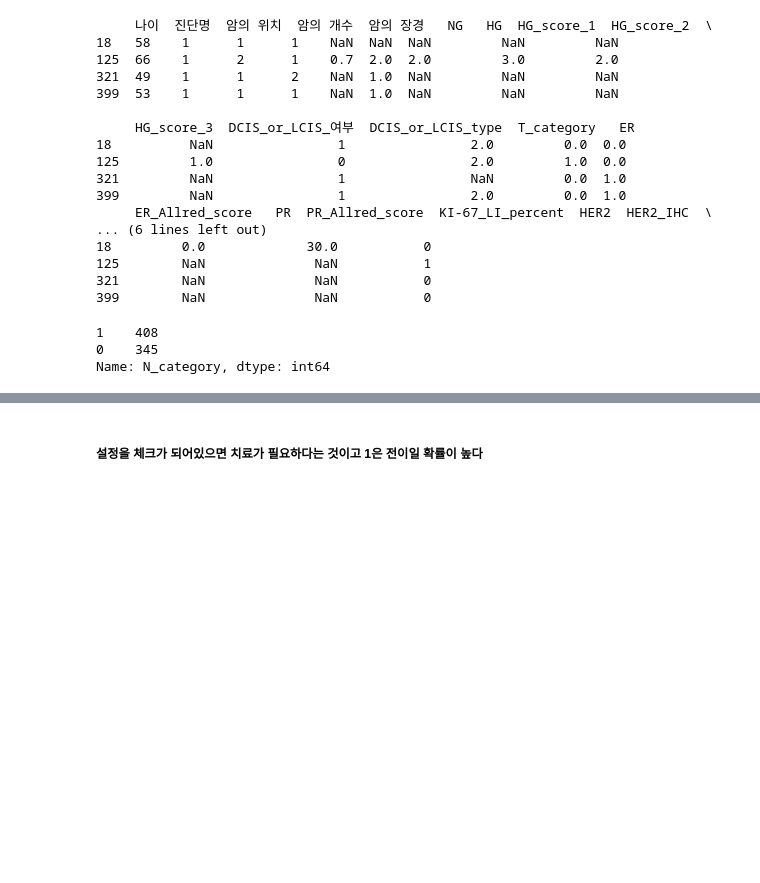
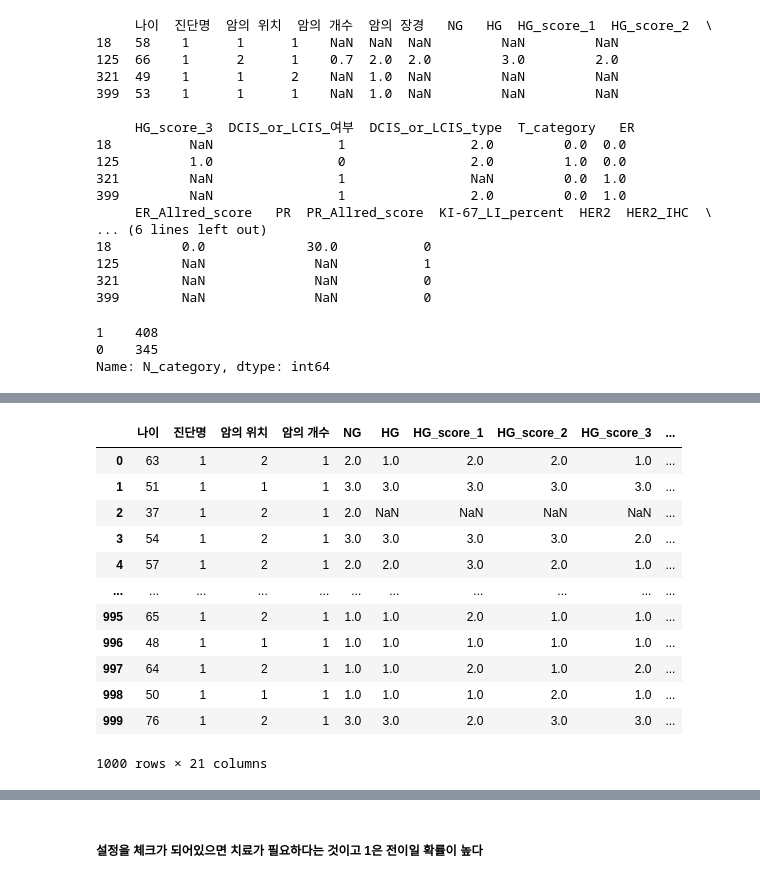
Before and after one commit to zakill96/pra, a Jupyter notebook: DataPreprocessing_datawig.ipynb, the cells around one changed output, grey strips where cells are left out. Drawn from its saved outputs; the diff is of its cells as text; code cells hidden in the pictures; blank space fills up the shorter version.

```diff
--- a/DataPreprocessing_datawig.ipynb
+++ b/DataPreprocessing_datawig.ipynb
@@ -259,0 +284,22 @@ Name: HER2, dtype: int64
+# %%
+train_wig_nonull= train_df[['나이','진단명', '암의 위치', '암의 개수',
+       'NG', 'HG', 'HG_score_1', 'HG_score_2', 'HG_score_3',
+       'DCIS_or_LCIS_여부', 'DCIS_or_LCIS_type', 'T_category', 'ER',
+       'ER_Allred_score', 'PR', 'PR_Allred_score', 'KI-67_LI_percent',
+       'HER2_IHC', 'HER2_SISH', 'HER2_SISH_ratio','HER2']]
+# %%
+train_wig_nonull
+# %% [output]
+|  | 나이 | 진단명 | 암의 위치 | 암의 개수 | NG | HG | HG_score_1 | HG_score_2 | HG_score_3 | ... |
+| 0 | 63 | 1 | 2 | 1 | 2.0 | 1.0 | 2.0 | 2.0 | 1.0 | ... |
+| 1 | 51 | 1 | 1 | 1 | 3.0 | 3.0 | 3.0 | 3.0 | 3.0 | ... |
+| 2 | 37 | 1 | 2 | 1 | 2.0 | NaN | NaN | NaN | NaN | ... |
+| 3 | 54 | 1 | 2 | 1 | 3.0 | 3.0 | 3.0 | 3.0 | 2.0 | ... |
+| 4 | 57 | 1 | 2 | 1 | 2.0 | 2.0 | 3.0 | 2.0 | 1.0 | ... |
+| ... | ... | ... | ... | ... | ... | ... | ... | ... | ... | ... |
+| 995 | 65 | 1 | 2 | 1 | 1.0 | 1.0 | 2.0 | 1.0 | 1.0 | ... |
+| 996 | 48 | 1 | 1 | 1 | 1.0 | 1.0 | 1.0 | 1.0 | 1.0 | ... |
+| 997 | 64 | 1 | 2 | 1 | 1.0 | 1.0 | 2.0 | 1.0 | 2.0 | ... |
+| 998 | 50 | 1 | 1 | 1 | 1.0 | 1.0 | 1.0 | 2.0 | 1.0 | ... |
+| 999 | 76 | 1 | 2 | 1 | 3.0 | 3.0 | 2.0 | 3.0 | 3.0 | ... |
+1000 rows × 21 columns
```
Also changed, not shown: parts of 76 cells of this notebook.
